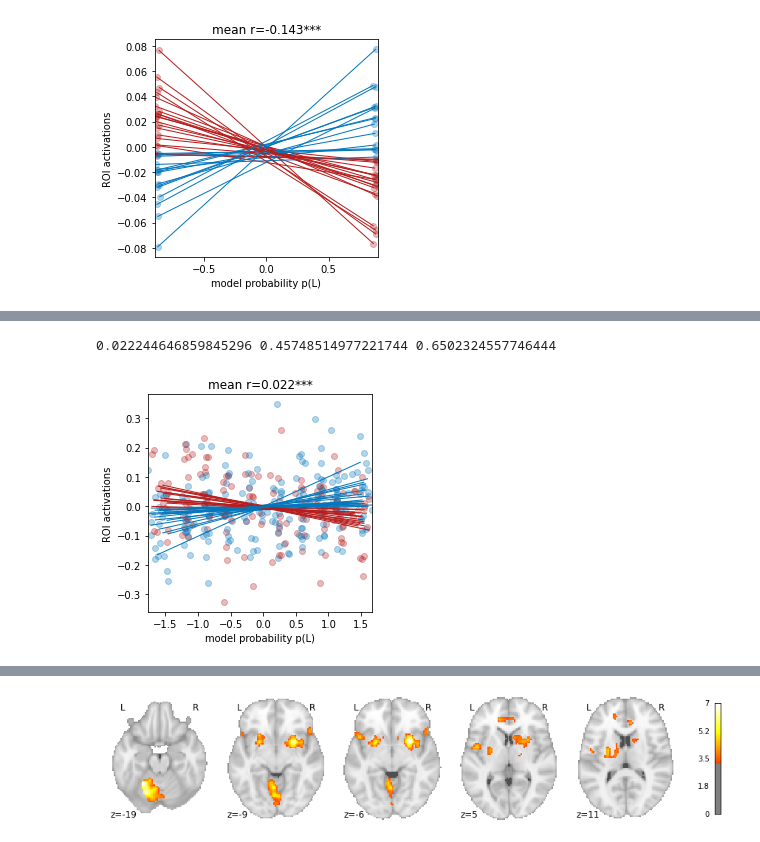
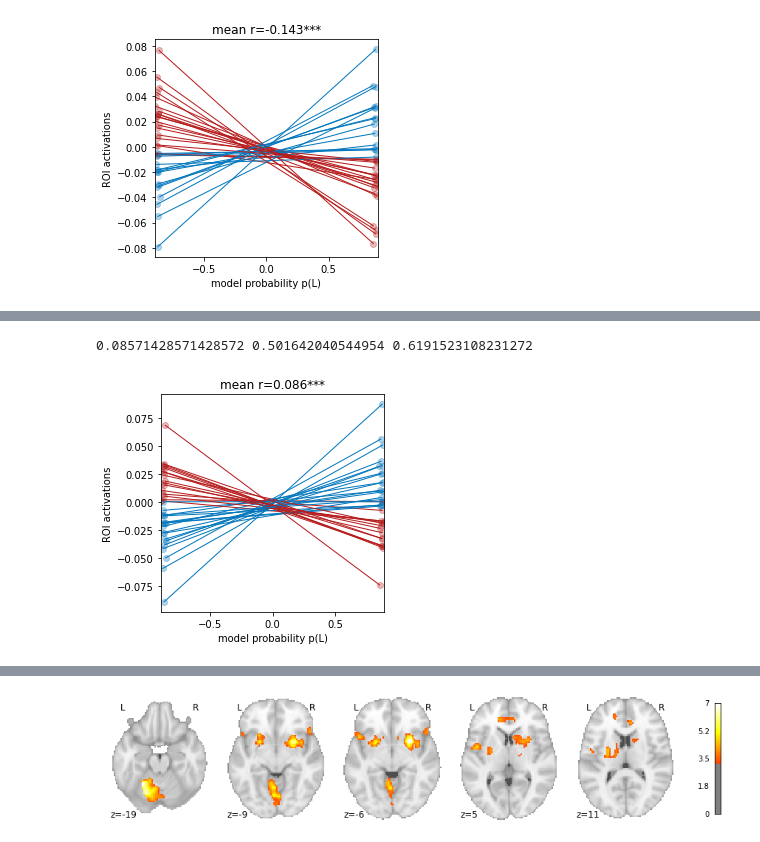
Before and after one commit to syzhang/tsl_hbi, a Jupyter notebook: imaging_plot/roi_plot.ipynb, the cells around one changed output, grey strips where cells are left out. Cells and saved outputs as stored; diff of their text form; code cells hidden in the pictures.

```diff
--- a/imaging_plot/roi_plot.ipynb
+++ b/imaging_plot/roi_plot.ipynb
@@ -287,9 +287,9 @@ plot_bins(df, sj_idx=None, model=None)
 # %%
 df = pd.read_csv('./output/Right_Caudate.csv')
-plot_bins(df, sj_idx=None, model=None)
+plot_bins(df, sj_idx=None, model=None, cut_num=2)
 # plt.savefig('./figs/bins_fmri_io_jump_freq_all.png', bbox_inches='tight')
 # %% [output]
-0.022244646859845296 0.45748514977221744 0.6502324557746444
+0.08571428571428572 0.501642040544954 0.6191523108231272
-[figure, old version]
+[figure, new version]
 # %%
 df = pd.read_csv('./output/Right_Putamen.csv')
```
Also changed, not shown: parts of 5 cells of this notebook, 7 other files.
